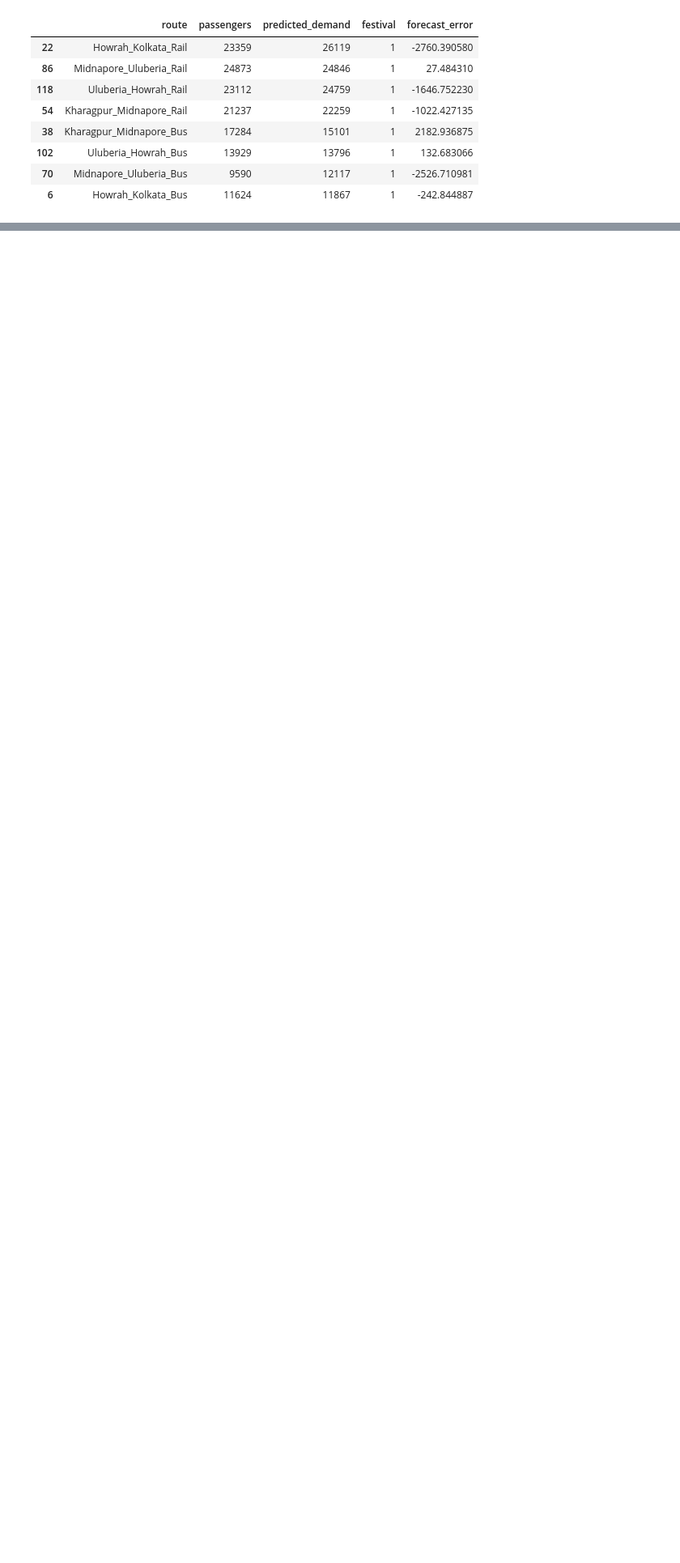
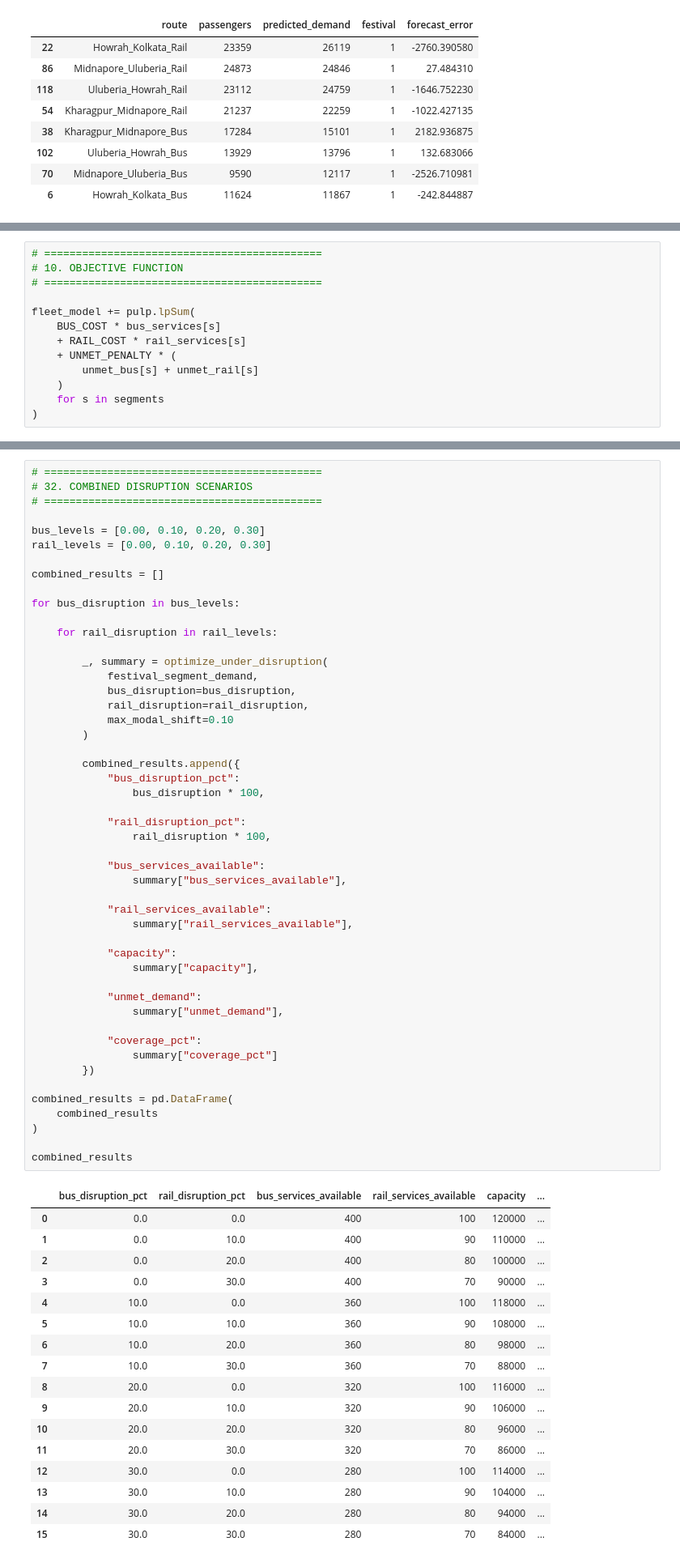
Before and after one commit to abhisarthak/public-transport-demand-planning, a Jupyter notebook: notebooks/03_fleet_optimization.ipynb, the cells around one changed output, grey strips where cells are left out. Shown at 81% size. Saved outputs shown, nothing was run; the diff lists cells and outputs as text; blank space fills up the shorter version.

```diff
--- a/notebooks/03_fleet_optimization.ipynb
+++ b/notebooks/03_fleet_optimization.ipynb
@@ -1203,0 +1405,13 @@ extreme_day[
+# %%
+# ============================================
+# 10. OBJECTIVE FUNCTION
+# ============================================
+
+fleet_model += pulp.lpSum(
+    BUS_COST * bus_services[s]
+    + RAIL_COST * rail_services[s]
+    + UNMET_PENALTY * (
+        unmet_bus[s] + unmet_rail[s]
+    )
+    for s in segments
+)
@@ -1203,0 +2833,67 @@ extreme_day[
+# %%
+# ============================================
+# 32. COMBINED DISRUPTION SCENARIOS
+# ============================================
+
+bus_levels = [0.00, 0.10, 0.20, 0.30]
+rail_levels = [0.00, 0.10, 0.20, 0.30]
+
+combined_results = []
+
+for bus_disruption in bus_levels:
+
+    for rail_disruption in rail_levels:
+
+        _, summary = optimize_under_disruption(
+            festival_segment_demand,
+            bus_disruption=bus_disruption,
+            rail_disruption=rail_disruption,
+            max_modal_shift=0.10
+        )
+
+        combined_results.append({
+            "bus_disruption_pct":
+                bus_disruption * 100,
+
+            "rail_disruption_pct":
+                rail_disruption * 100,
+
+            "bus_services_available":
+                summary["bus_services_available"],
+
+            "rail_services_available":
+                summary["rail_services_available"],
+
+            "capacity":
+                summary["capacity"],
+
+            "unmet_demand":
+                summary["unmet_demand"],
+
+            "coverage_pct":
+                summary["coverage_pct"]
+        })
+
+combined_results = pd.DataFrame(
+    combined_results
+)
+
+combined_results
+# %% [output]
+|  | bus_disruption_pct | rail_disruption_pct | bus_services_available | rail_services_available | capacity | ... |
+| 0 | 0.0 | 0.0 | 400 | 100 | 120000 | ... |
+| 1 | 0.0 | 10.0 | 400 | 90 | 110000 | ... |
+| 2 | 0.0 | 20.0 | 400 | 80 | 100000 | ... |
+| 3 | 0.0 | 30.0 | 400 | 70 | 90000 | ... |
+| 4 | 10.0 | 0.0 | 360 | 100 | 118000 | ... |
+| 5 | 10.0 | 10.0 | 360 | 90 | 108000 | ... |
+| 6 | 10.0 | 20.0 | 360 | 80 | 98000 | ... |
+| 7 | 10.0 | 30.0 | 360 | 70 | 88000 | ... |
+| 8 | 20.0 | 0.0 | 320 | 100 | 116000 | ... |
+| 9 | 20.0 | 10.0 | 320 | 90 | 106000 | ... |
+| 10 | 20.0 | 20.0 | 320 | 80 | 96000 | ... |
+| 11 | 20.0 | 30.0 | 320 | 70 | 86000 | ... |
+| 12 | 30.0 | 0.0 | 280 | 100 | 114000 | ... |
+| 13 | 30.0 | 10.0 | 280 | 90 | 104000 | ... |
+| 14 | 30.0 | 20.0 | 280 | 80 | 94000 | ... |
+| 15 | 30.0 | 30.0 | 280 | 70 | 84000 | ... |
```
Also changed, not shown: parts of 32 cells of this notebook.
